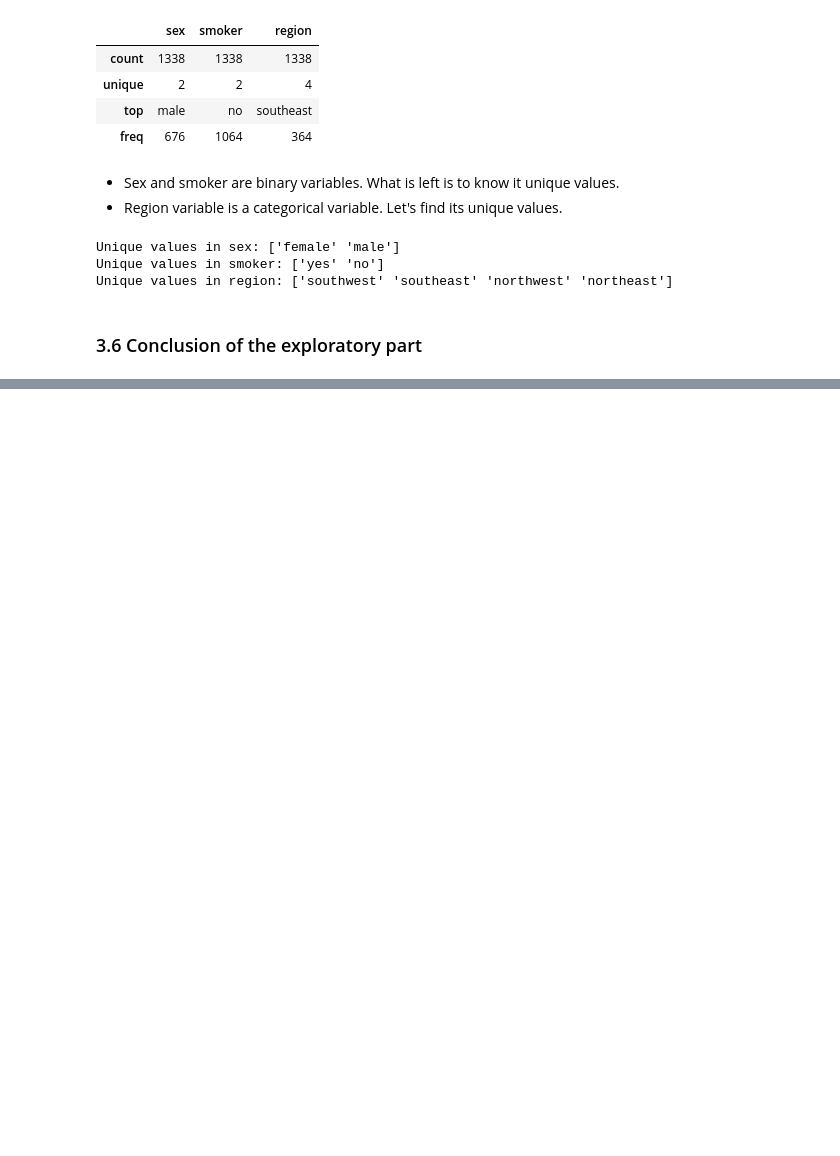
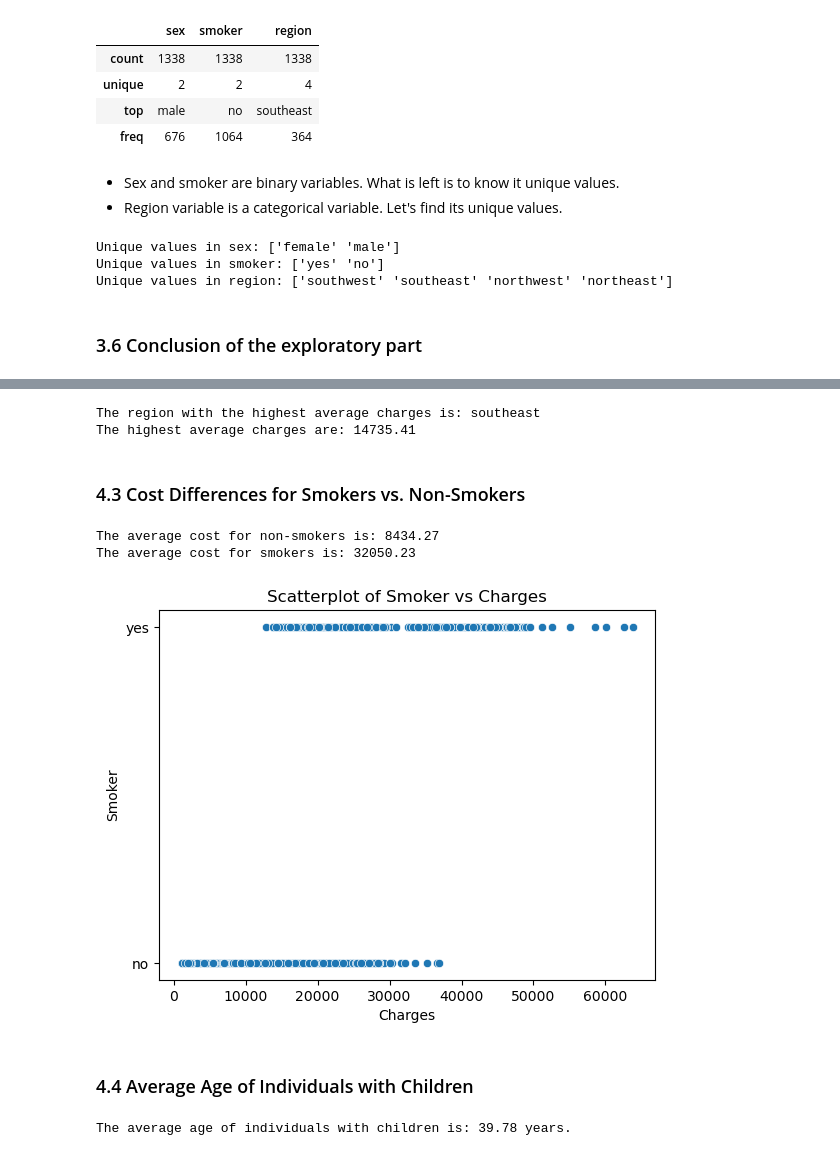
Before and after one commit to M21x1/PortfolioProjectUSMedicalInsurance36, a Jupyter notebook: us_medical_insurance_cost.ipynb, the cells around one changed output, grey strips where cells are left out. Saved outputs shown, nothing was run; the diff lists cells and outputs as text; code cells hidden in the pictures; blank space fills up the shorter version.

```diff
--- a/us_medical_insurance_cost.ipynb
+++ b/us_medical_insurance_cost.ipynb
@@ -152,0 +203,42 @@ Unique values in region: ['southwest' 'southeast' 'northwest' 'northeast']
+# %%
+mean_charges_by_region = data.groupby('region')['charges'].mean()
+
+region_with_highest_charges = mean_charges_by_region.idxmax()
+highest_mean_charges = mean_charges_by_region.max()
+
+print(f"The region with the highest average charges is: {region_with_highest_charges}")
+print(f"The highest average charges are: {highest_mean_charges:.2f}")
+# %% [output]
+The region with the highest average charges is: southeast
+The highest average charges are: 14735.41
+# %% [markdown]
+### 4.3 Cost Differences for Smokers vs. Non-Smokers
+# %%
+cost_smoker = round(data.groupby('smoker')['charges'].mean(), 2)
+#cost_smoker
+
+print(f"The average cost for non-smokers is: {cost_smoker.iloc[0]}")
+print(f"The average cost for smokers is: {cost_smoker.iloc[1]}")
+# %% [output]
+The average cost for non-smokers is: 8434.27
+The average cost for smokers is: 32050.23
+# %%
+sns.scatterplot(x='charges', y='smoker', data=data)
+
+plt.xlabel('Charges')
+plt.ylabel('Smoker')
+plt.title('Scatterplot of Smoker vs Charges')
+
+plt.show()
+# %% [output]
+[figure, added]
+# %% [markdown]
+### 4.4 Average Age of Individuals with Children
+# %%
+individuals_withchildren = data[data['children'] > 0]
+
+avg_individual_with_children = individuals_withchildren['age'].mean()
+
+print(f'The average age of individuals with children is: {avg_individual_with_children:.2f} years.')
+# %% [output]
+The average age of individuals with children is: 39.78 years.
```
Also changed, not shown: parts of 11 cells of this notebook, 1 other file.
